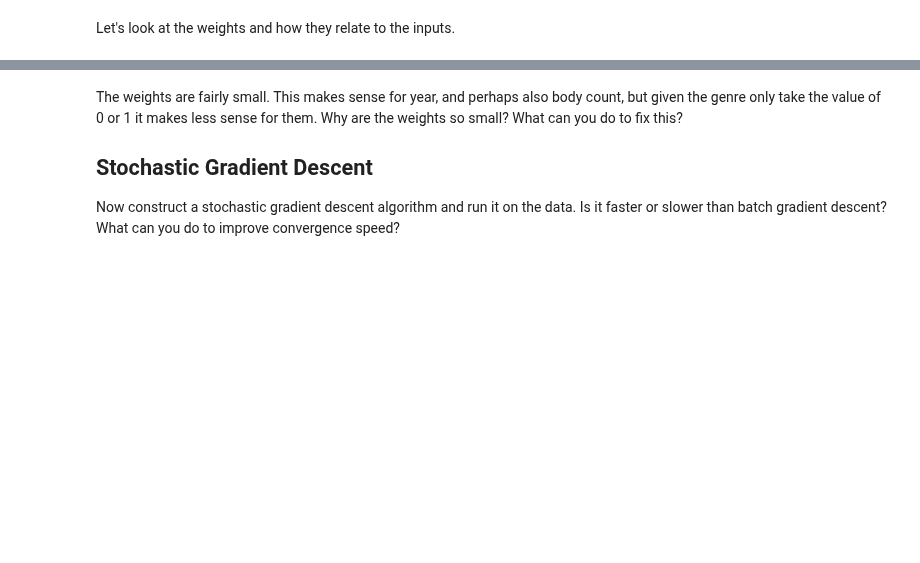
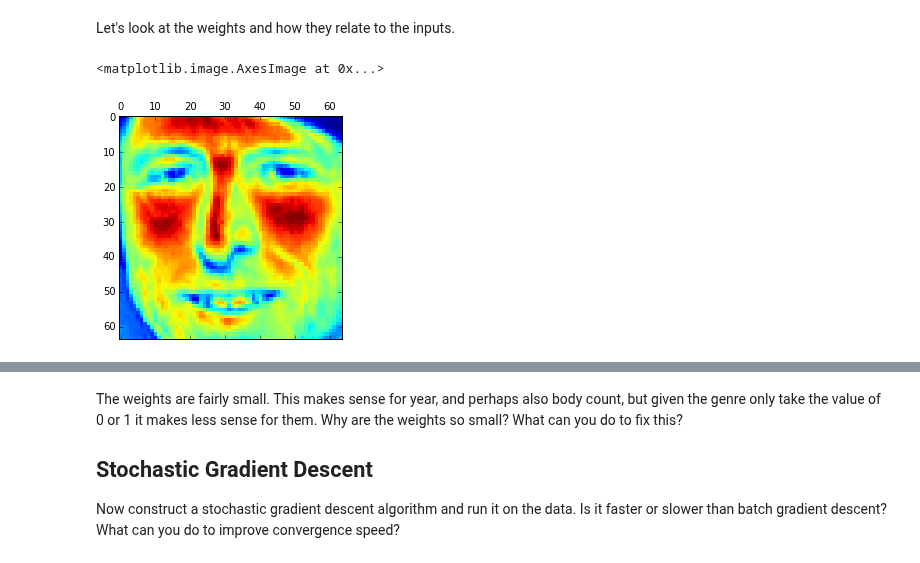
Before and after one commit to lawrennd/mlai2015, a Jupyter notebook: week10.ipynb, the cells around one changed output, grey strips where cells are left out. Saved outputs shown, nothing was run; the diff lists cells and outputs as text; code cells hidden in the pictures; blank space fills up the shorter version.

```diff
--- a/week10.ipynb
+++ b/week10.ipynb
@@ -176,0 +248,5 @@ pd.Series(w.flatten(), index=['Eins'] + list(X.columns))
+# %%
+plt.matshow(X[40, :].reshape(64, 64).T)
+# %% [output]
+<matplotlib.image.AxesImage at 0x...>
+[figure, added]
```
Also changed, not shown: parts of 18 cells of this notebook, 2 other files.
